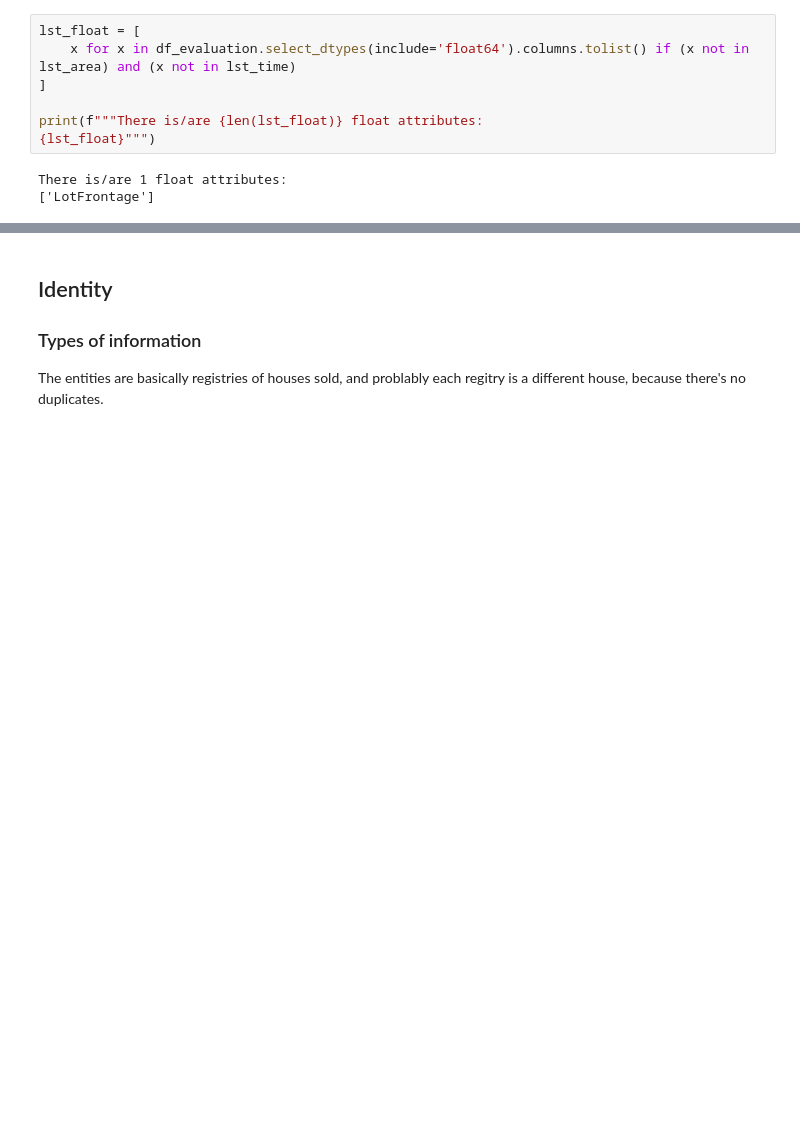
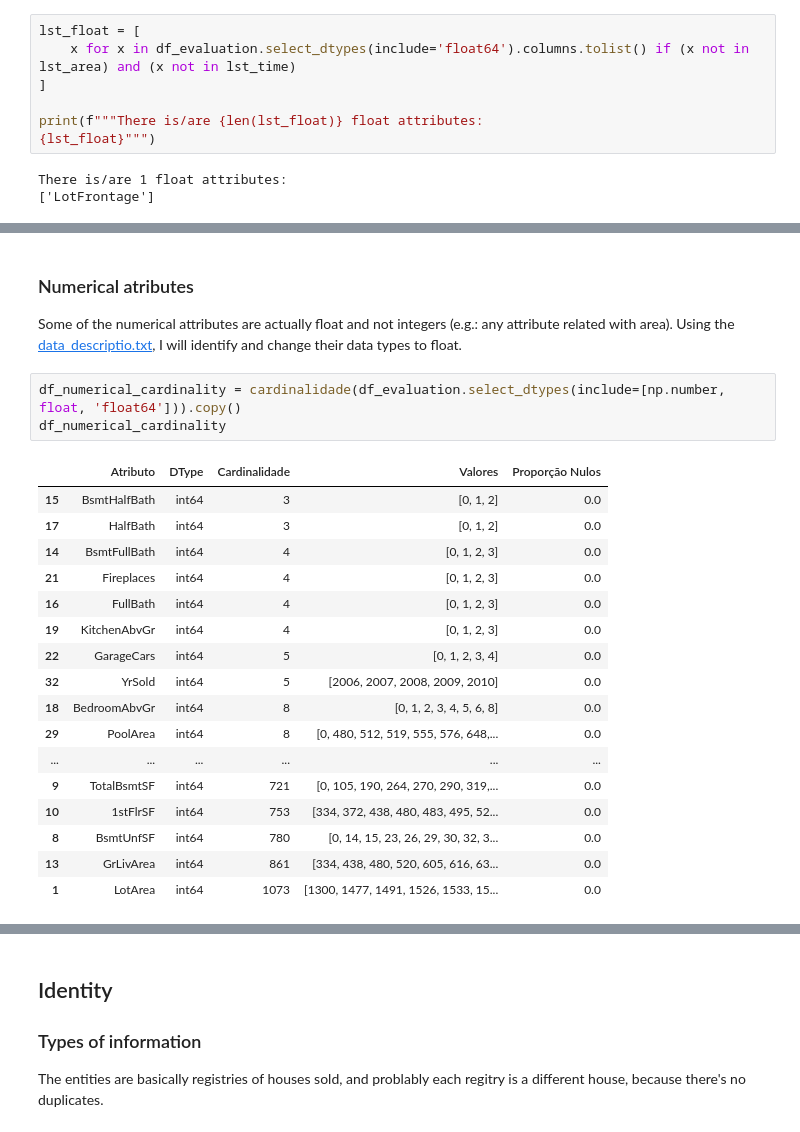
Before and after one commit to marcodeamicis/house_prices_regression, a Jupyter notebook: notebooks/1_business_data_understanding_suto.ipynb, the cells around one changed output, grey strips where cells are left out. Saved outputs shown, nothing was run; the diff lists cells and outputs as text; blank space fills up the shorter version.

```diff
--- a/notebooks/1_business_data_understanding_suto.ipynb
+++ b/notebooks/1_business_data_understanding_suto.ipynb
@@ -231,0 +186,25 @@ There is/are 1 float attributes:
+# %% [markdown]
+### Numerical atributes
+
+Some of the numerical attributes are actually float and not integers (e.g.: any attribute related with area). Using the [data_descriptio.txt](../references/data_descriptio.txt), I will identify and change their data types to float.
+# %%
+df_numerical_cardinality = cardinalidade(df_evaluation.select_dtypes(include=[np.number, float, 'float64'])).copy()
+df_numerical_cardinality
+# %% [output]
+|  | Atributo | DType | Cardinalidade | Valores | Proporção Nulos |
+| 15 | BsmtHalfBath | int64 | 3 | [0, 1, 2] | 0.0 |
+| 17 | HalfBath | int64 | 3 | [0, 1, 2] | 0.0 |
+| 14 | BsmtFullBath | int64 | 4 | [0, 1, 2, 3] | 0.0 |
+| 21 | Fireplaces | int64 | 4 | [0, 1, 2, 3] | 0.0 |
+| 16 | FullBath | int64 | 4 | [0, 1, 2, 3] | 0.0 |
+| 19 | KitchenAbvGr | int64 | 4 | [0, 1, 2, 3] | 0.0 |
+| 22 | GarageCars | int64 | 5 | [0, 1, 2, 3, 4] | 0.0 |
+| 32 | YrSold | int64 | 5 | [2006, 2007, 2008, 2009, 2010] | 0.0 |
+| 18 | BedroomAbvGr | int64 | 8 | [0, 1, 2, 3, 4, 5, 6, 8] | 0.0 |
+| 29 | PoolArea | int64 | 8 | [0, 480, 512, 519, 555, 576, 648,... | 0.0 |
+| ... | ... | ... | ... | ... | ... |
+| 9 | TotalBsmtSF | int64 | 721 | [0, 105, 190, 264, 270, 290, 319,... | 0.0 |
+| 10 | 1stFlrSF | int64 | 753 | [334, 372, 438, 480, 483, 495, 52... | 0.0 |
+| 8 | BsmtUnfSF | int64 | 780 | [0, 14, 15, 23, 26, 29, 30, 32, 3... | 0.0 |
+| 13 | GrLivArea | int64 | 861 | [334, 438, 480, 520, 605, 616, 63... | 0.0 |
+| 1 | LotArea | int64 | 1073 | [1300, 1477, 1491, 1526, 1533, 15... | 0.0 |
```
Also changed, not shown: parts of 26 cells of this notebook, 4 other files.
